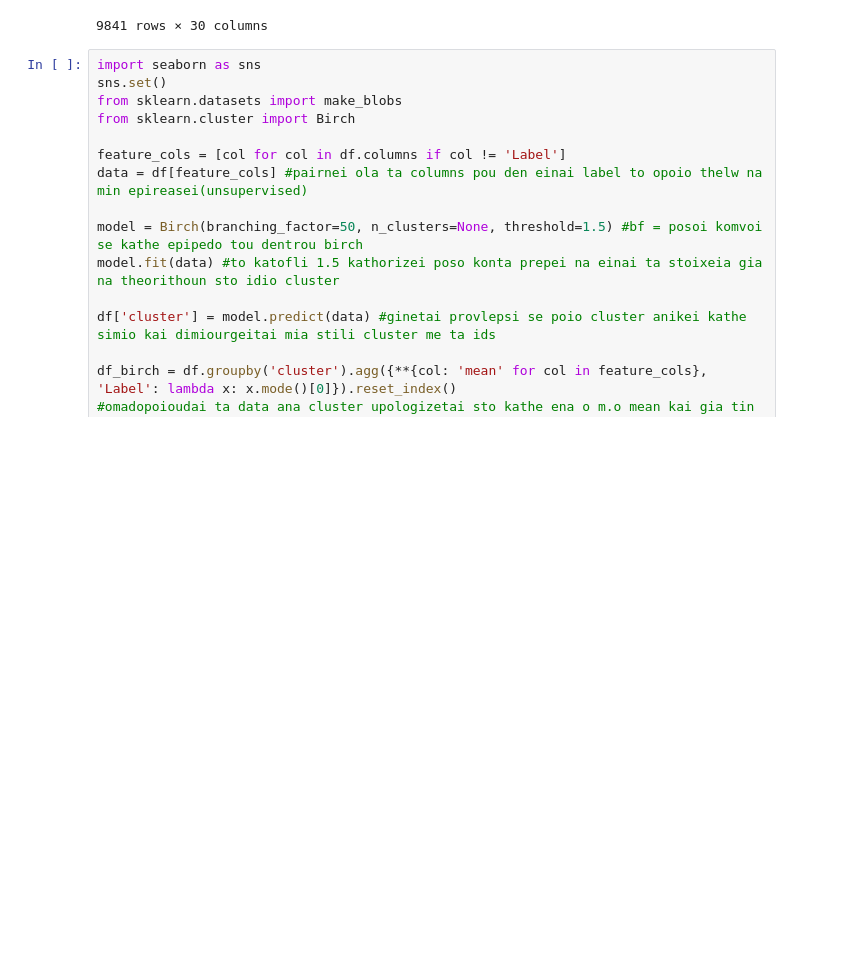
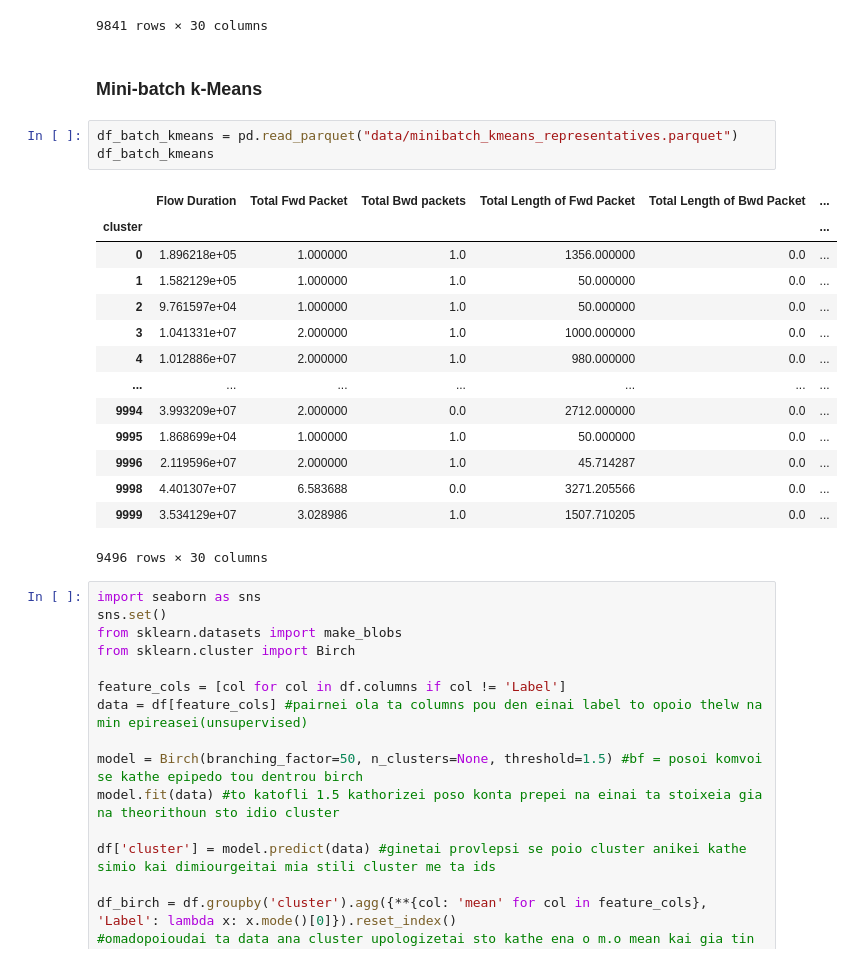
Before and after one commit to tsamo13/Data-Mining-Project, a Jupyter notebook: main.ipynb, the cells around one changed output. Cells and saved outputs as stored; diff of their text form; blank space fills up the shorter version.

Commit message:
minibatchkmeans

```diff
--- a/main.ipynb
+++ b/main.ipynb
@@ -454,6 +454,26 @@ df_birch
 | 9897 | 53764816.0 | 5396.0 | 7740.0 | 137.0 | 10206203.0 | ... |
 | 9898 | 32189512.0 | 4554.0 | 7621.0 | 137.0 | 10174075.0 | ... |
 9841 rows × 30 columns
+# %% [markdown]
+### Mini-batch k-Means
+# %%
+df_batch_kmeans = pd.read_parquet("data/minibatch_kmeans_representatives.parquet")
+df_batch_kmeans
+# %% [output]
+|  | Flow Duration | Total Fwd Packet | Total Bwd packets | Total Length of Fwd Packet | Total Length of Bwd Packet | ... |
+| cluster |  |  |  |  |  | ... |
+| 0 | 1.896218e+05 | 1.000000 | 1.0 | 1356.000000 | 0.0 | ... |
+| 1 | 1.582129e+05 | 1.000000 | 1.0 | 50.000000 | 0.0 | ... |
+| 2 | 9.761597e+04 | 1.000000 | 1.0 | 50.000000 | 0.0 | ... |
+| 3 | 1.041331e+07 | 2.000000 | 1.0 | 1000.000000 | 0.0 | ... |
+| 4 | 1.012886e+07 | 2.000000 | 1.0 | 980.000000 | 0.0 | ... |
+| ... | ... | ... | ... | ... | ... | ... |
+| 9994 | 3.993209e+07 | 2.000000 | 0.0 | 2712.000000 | 0.0 | ... |
+| 9995 | 1.868699e+04 | 1.000000 | 1.0 | 50.000000 | 0.0 | ... |
+| 9996 | 2.119596e+07 | 2.000000 | 1.0 | 45.714287 | 0.0 | ... |
+| 9998 | 4.401307e+07 | 6.583688 | 0.0 | 3271.205566 | 0.0 | ... |
+| 9999 | 3.534129e+07 | 3.028986 | 1.0 | 1507.710205 | 0.0 | ... |
+9496 rows × 30 columns
 # %%
 import seaborn as sns
 sns.set()
```
Also changed, not shown: parts of 6 cells of this notebook, 2 other files.
